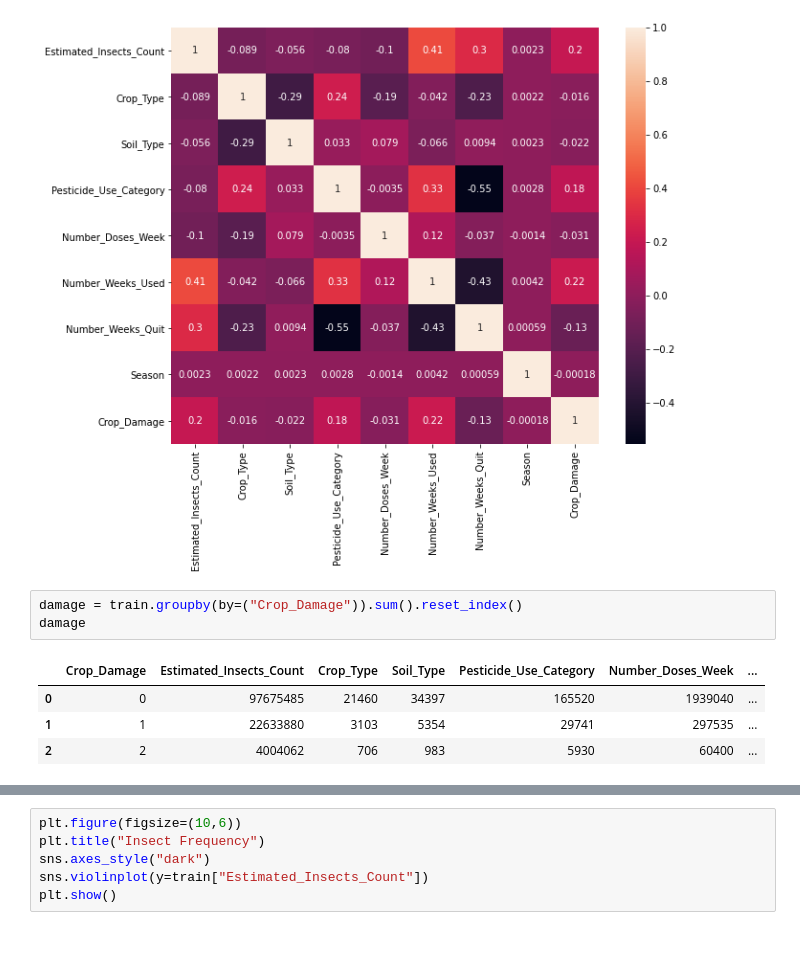
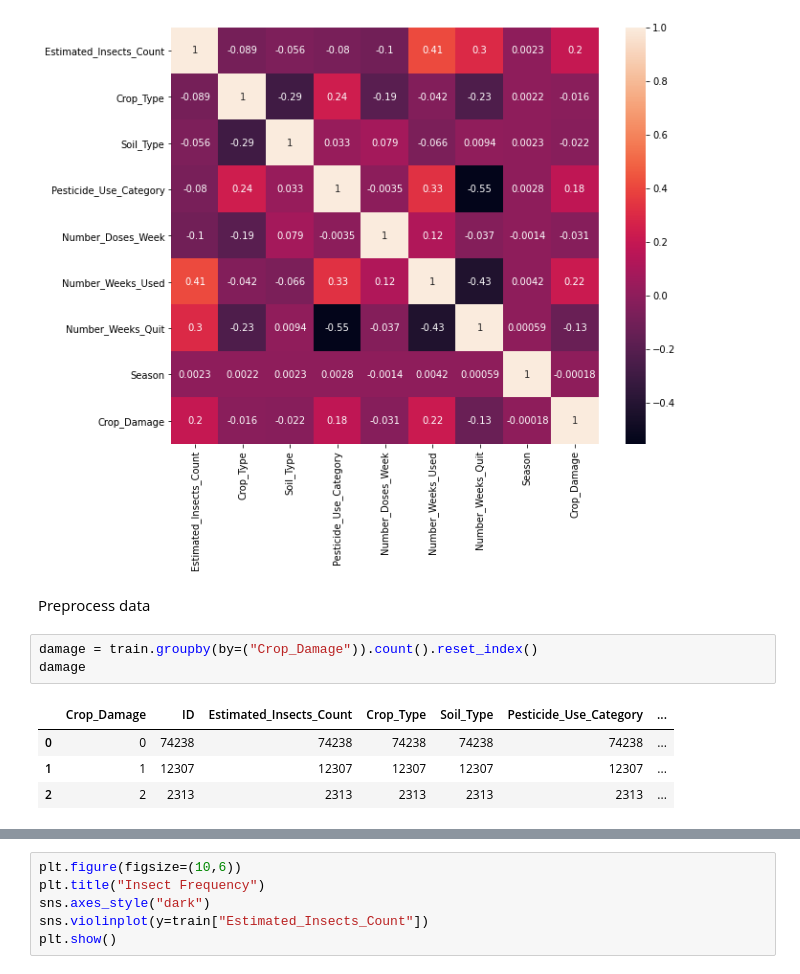
Before and after one commit to TracyRenee61/AV-Agriculture, a Jupyter notebook: AV_Agriculture_XGBoost.ipynb, the cells around one changed output, grey strips where cells are left out. Drawn from its saved outputs; the diff is of its cells as text; blank space fills up the shorter version.

```diff
--- a/AV_Agriculture_XGBoost.ipynb
+++ b/AV_Agriculture_XGBoost.ipynb
@@ -227,14 +214,16 @@ sns.heatmap(train.corr(), annot=True)
 # %% [output]
 <matplotlib.axes._subplots.AxesSubplot at 0x...>
 [figure]
+# %% [markdown]
+Preprocess data
 # %%
-damage = train.groupby(by=("Crop_Damage")).sum().reset_index()
+damage = train.groupby(by=("Crop_Damage")).count().reset_index()
 damage
 # %% [output]
-|  | Crop_Damage | Estimated_Insects_Count | Crop_Type | Soil_Type | Pesticide_Use_Category | Number_Doses_Week | ... |
-| 0 | 0 | 97675485 | 21460 | 34397 | 165520 | 1939040 | ... |
-| 1 | 1 | 22633880 | 3103 | 5354 | 29741 | 297535 | ... |
-| 2 | 2 | 4004062 | 706 | 983 | 5930 | 60400 | ... |
+|  | Crop_Damage | ID | Estimated_Insects_Count | Crop_Type | Soil_Type | Pesticide_Use_Category | ... |
+| 0 | 0 | 74238 | 74238 | 74238 | 74238 | 74238 | ... |
+| 1 | 1 | 12307 | 12307 | 12307 | 12307 | 12307 | ... |
+| 2 | 2 | 2313 | 2313 | 2313 | 2313 | 2313 | ... |
 # %%
 sns.distplot(train['Crop_Damage'])
 # %% [output]
```
Also changed, not shown: parts of 54 cells of this notebook.
